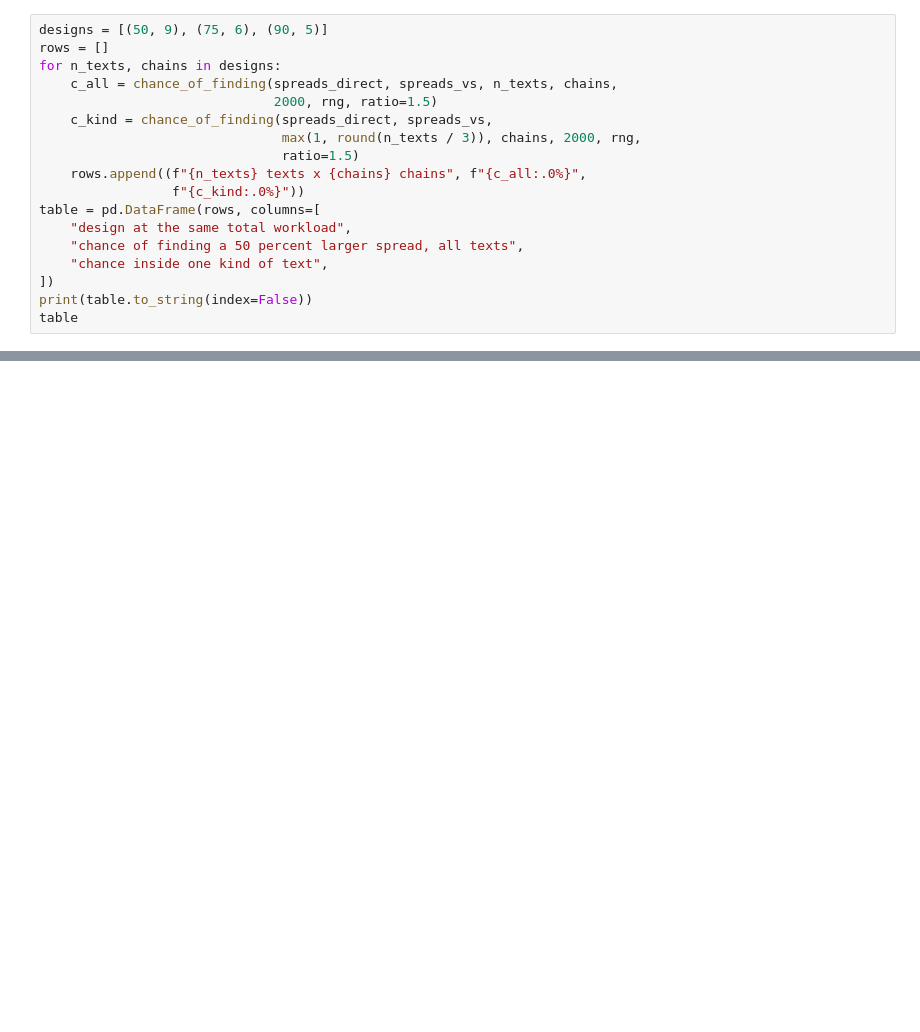
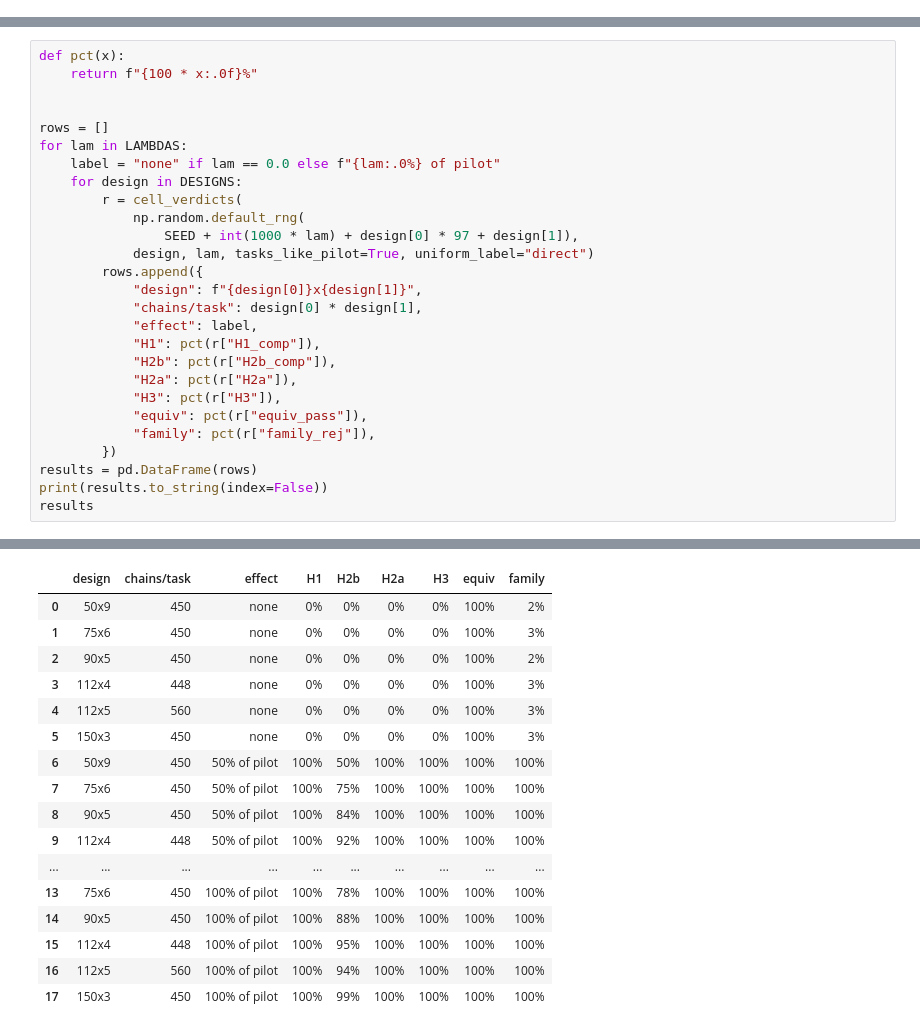
Before and after one commit to dominikpegler/echochains-vs-analysis, a Jupyter notebook: power_analysis_prereg.ipynb, the cells around one changed output, grey strips where cells are left out. Cells and saved outputs as stored; diff of their text form; blank space fills up the shorter version.

Commit message:
Step 4 power notebook: empirical chain resampling under locked prereg rules; retire old design script

```diff
--- a/power_analysis_prereg.ipynb
+++ b/power_analysis_prereg.ipynb
@@ -233,18 +0,0 @@ per condition and task. They differ in how that workload is spent.
-# %%
-designs = [(50, 9), (75, 6), (90, 5)]
-rows = []
-for n_texts, chains in designs:
-    c_all = chance_of_finding(spreads_direct, spreads_vs, n_texts, chains,
-                              2000, rng, ratio=1.5)
-    c_kind = chance_of_finding(spreads_direct, spreads_vs,
-                               max(1, round(n_texts / 3)), chains, 2000, rng,
-                               ratio=1.5)
-    rows.append((f"{n_texts} texts x {chains} chains", f"{c_all:.0%}",
-                 f"{c_kind:.0%}"))
-table = pd.DataFrame(rows, columns=[
-    "design at the same total workload",
-    "chance of finding a 50 percent larger spread, all texts",
-    "chance inside one kind of text",
-])
-print(table.to_string(index=False))
-table
@@ -431,0 +450,28 @@ reported here are, if anything, a floor.
+# %%
+def pct(x):
+    return f"{100 * x:.0f}%"
+
+
+rows = []
+for lam in LAMBDAS:
+    label = "none" if lam == 0.0 else f"{lam:.0%} of pilot"
+    for design in DESIGNS:
+        r = cell_verdicts(
+            np.random.default_rng(
+                SEED + int(1000 * lam) + design[0] * 97 + design[1]),
+            design, lam, tasks_like_pilot=True, uniform_label="direct")
+        rows.append({
+            "design": f"{design[0]}x{design[1]}",
+            "chains/task": design[0] * design[1],
+            "effect": label,
+            "H1": pct(r["H1_comp"]),
+            "H2b": pct(r["H2b_comp"]),
+            "H2a": pct(r["H2a"]),
+            "H3": pct(r["H3"]),
+            "equiv": pct(r["equiv_pass"]),
+            "family": pct(r["family_rej"]),
+        })
+results = pd.DataFrame(rows)
+print(results.to_string(index=False))
+results
+# %% [output]
@@ -431,0 +497,17 @@ reported here are, if anything, a floor.
+|  | design | chains/task | effect | H1 | H2b | H2a | H3 | equiv | family |
+| 0 | 50x9 | 450 | none | 0% | 0% | 0% | 0% | 100% | 2% |
+| 1 | 75x6 | 450 | none | 0% | 0% | 0% | 0% | 100% | 3% |
+| 2 | 90x5 | 450 | none | 0% | 0% | 0% | 0% | 100% | 2% |
+| 3 | 112x4 | 448 | none | 0% | 0% | 0% | 0% | 100% | 3% |
+| 4 | 112x5 | 560 | none | 0% | 0% | 0% | 0% | 100% | 3% |
+| 5 | 150x3 | 450 | none | 0% | 0% | 0% | 0% | 100% | 3% |
+| 6 | 50x9 | 450 | 50% of pilot | 100% | 50% | 100% | 100% | 100% | 100% |
+| 7 | 75x6 | 450 | 50% of pilot | 100% | 75% | 100% | 100% | 100% | 100% |
+| 8 | 90x5 | 450 | 50% of pilot | 100% | 84% | 100% | 100% | 100% | 100% |
+| 9 | 112x4 | 448 | 50% of pilot | 100% | 92% | 100% | 100% | 100% | 100% |
+| ... | ... | ... | ... | ... | ... | ... | ... | ... | ... |
+| 13 | 75x6 | 450 | 100% of pilot | 100% | 78% | 100% | 100% | 100% | 100% |
+| 14 | 90x5 | 450 | 100% of pilot | 100% | 88% | 100% | 100% | 100% | 100% |
+| 15 | 112x4 | 448 | 100% of pilot | 100% | 95% | 100% | 100% | 100% | 100% |
+| 16 | 112x5 | 560 | 100% of pilot | 100% | 94% | 100% | 100% | 100% | 100% |
+| 17 | 150x3 | 450 | 100% of pilot | 100% | 99% | 100% | 100% | 100% | 100% |
```
Also changed, not shown: parts of 45 cells of this notebook, 2 other files.
